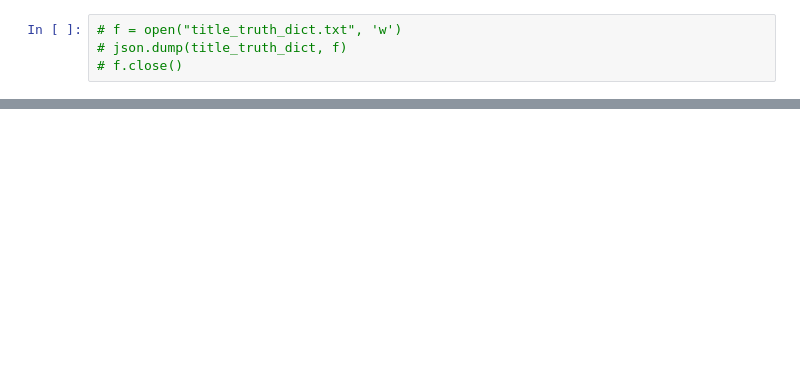
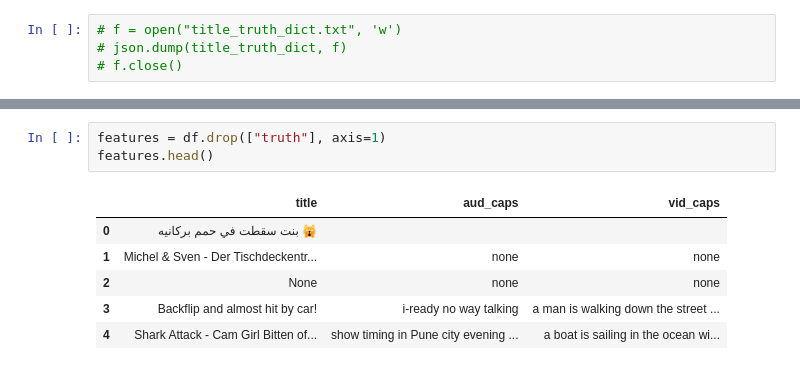
Before and after one commit to TangerineZA/caption-misinfo-detector, a Jupyter notebook: mini-model/mini-model.ipynb, the cells around one changed output, grey strips where cells are left out. Saved outputs shown, nothing was run; the diff lists cells and outputs as text; blank space fills up the shorter version.

```diff
--- a/mini-model/mini-model.ipynb
+++ b/mini-model/mini-model.ipynb
@@ -275,0 +311,10 @@ for title in list(title_truth_dict.keys()):
+# %%
+features = df.drop(["truth"], axis=1)
+features.head()
+# %% [output]
+|  | title | aud_caps | vid_caps |
+| 0 | بنت سقطت في حمم بركانيه 🙀 |  |  |
+| 1 | Michel & Sven - Der Tischdeckentr... | none | none |
+| 2 | None | none | none |
+| 3 | Backflip and almost hit by car! | i-ready no way talking | a man is walking down the street ... |
+| 4 | Shark Attack - Cam Girl Bitten of... | show timing in Pune city evening ... | a boat is sailing in the ocean wi... |
```
Also changed, not shown: parts of 16 cells of this notebook.
